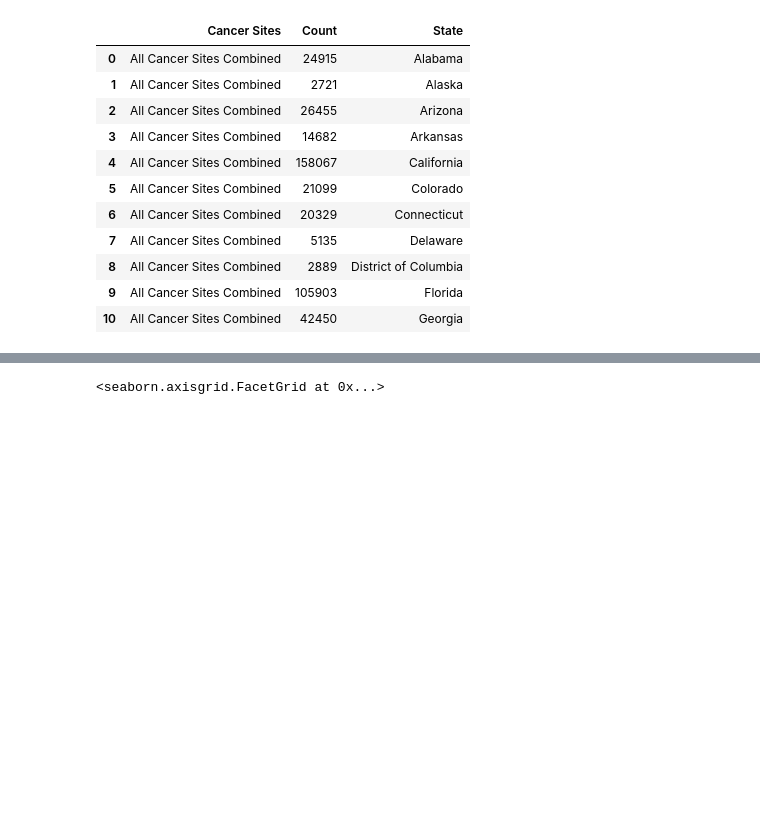
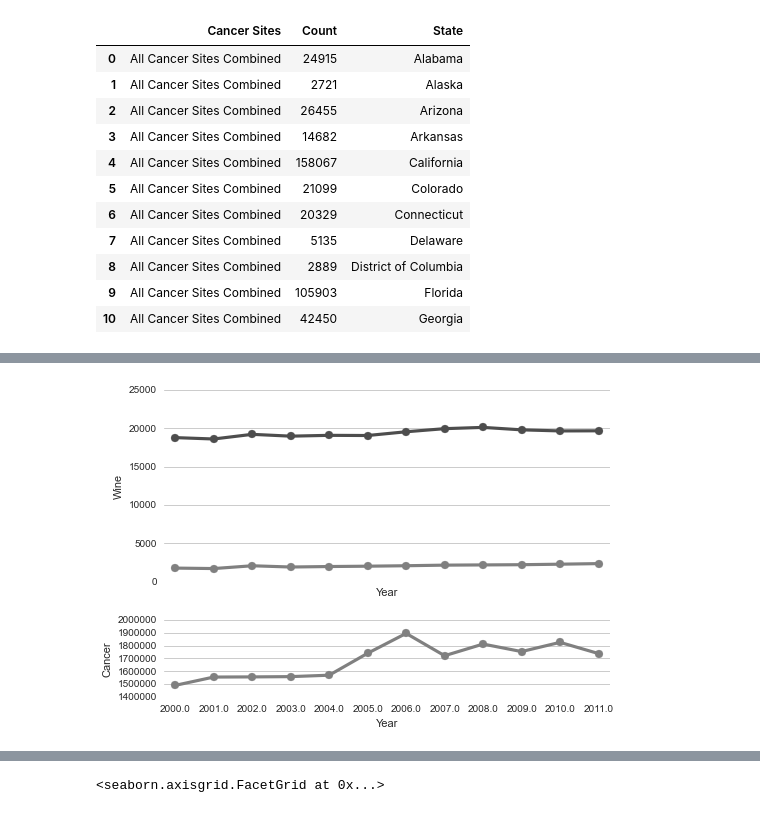
Before and after one commit to caramelslice/GA_Projects, a Jupyter notebook: project1/alcohol_ds_project1.ipynb, the cells around one changed output, grey strips where cells are left out. Cells and saved outputs as stored; diff of their text form; code cells hidden in the pictures; blank space fills up the shorter version.

```diff
--- a/project1/alcohol_ds_project1.ipynb
+++ b/project1/alcohol_ds_project1.ipynb
@@ -266,0 +279,63 @@ cancer_dataset_allcancer
+# %%
+# The alabama test. The dataset is too big. We subset to only alabama
+# compare how alcohol consumption and the cancer rate changed over time in alabama
+
+#Impot data, ds1
+cancer_data_file_alabama = 'data/cancer_alabama.txt'
+cancer_data_alabama = pd.read_table(cancer_data_file_alabama)
+cancer_dataset_alabama = pd.DataFrame(cancer_data_alabama)[['Cancer Sites', 'Count', 'Year']]
+cancer_dataset_alabama = cancer_dataset_alabama.dropna()
+cancer_dataset_alabama.tail()
+
+
+#prepare ds2
+sub_alcohol_data = alcohol_data[['year','location_name', 'ethanol_per_capita_over14(gallons)', 'Population_over_14', 'bev_name']]
+sub_alcohol_data_alabama = sub_alcohol_data[(sub_alcohol_data['location_name'] == "Alabama") & (sub_alcohol_data['year'] >= 2000)]
+sub_alcohol_data_alabama.tail()
+
+
+
+#Merge data
+merged_alabama = pd.merge(cancer_dataset_alabama, sub_alcohol_data_alabama, left_on=cancer_dataset_alabama.Year, right_on =sub_alcohol_data_alabama.year, how='outer', ).dropna()
+merged_alabama.tail()
+#merged_alabama.groupby(['Year','Cancer Sites']).sum()
+
+#clean data, calculate percentage
+merged_alabama['cancer_percent'] = (merged_alabama['Count'] / merged_alabama['Population_over_14'])*10000000000
+merged_alabama = merged_alabama[['Cancer Sites','cancer_percent','Count','Year', 'ethanol_per_capita_over14(gallons)','bev_name']]
+merged_alabama
+
+#filter data to usable range
+all_cancer_sites_combined_filter = merged_alabama[(merged_alabama['Cancer Sites'] == "Oral Cavity and Pharynx") & (merged_alabama['bev_name'] == "All beverages")]
+all_cancer_sites_combined_filter_wine = merged_alabama[(merged_alabama['Cancer Sites'] == "Oral Cavity and Pharynx") & (merged_alabama['bev_name'] == 'Wine')]
+
+
+#All beverages
+all_cancer_sites_combined_filter
+#merged_alabama.groupby(['Cancer Sites','Year','bev_name']).sum()
+
+
+import matplotlib.pyplot as plt2
+
+sns.set(style="whitegrid")
+
+gs = plt2.GridSpec(3, 1)
+plt2.subplot(gs[:2])
+ax1 = sns.pointplot(all_cancer_sites_combined_filter["Year"], all_cancer_sites_combined_filter["ethanol_per_capita_over14(gallons)"], label="beer", color=".3")
+ax3 = sns.pointplot(all_cancer_sites_combined_filter_wine["Year"], all_cancer_sites_combined_filter_wine["ethanol_per_capita_over14(gallons)"], color=".5")
+
+ax1.set(xticks=[], ylabel="all alcohol consumption")
+
+
+plt2.subplot(gs[-1])
+ax2 = sns.pointplot(all_cancer_sites_combined_filter["Year"], all_cancer_sites_combined_filter["cancer_percent"],color=".5")
+ax2.set(ylabel="Cancer")
+
+
+#ax3 = sns.pointplot(all_cancer_sites_combined_filter_wine["Year"], all_cancer_sites_combined_filter_wine["ethanol_per_capita_over14(gallons)"], color=".5")
+ax3.set(ylabel="Wine")
+ax1.set_xlim(ax3.get_xlim())
+
+sns.despine(left=True, bottom=True)
+merged_alabama.head()
+# %% [output]
@@ -266,0 +348 @@ cancer_dataset_allcancer
+[figure, added]
```
Also changed, not shown: parts of 25 cells of this notebook, 17 other files.
